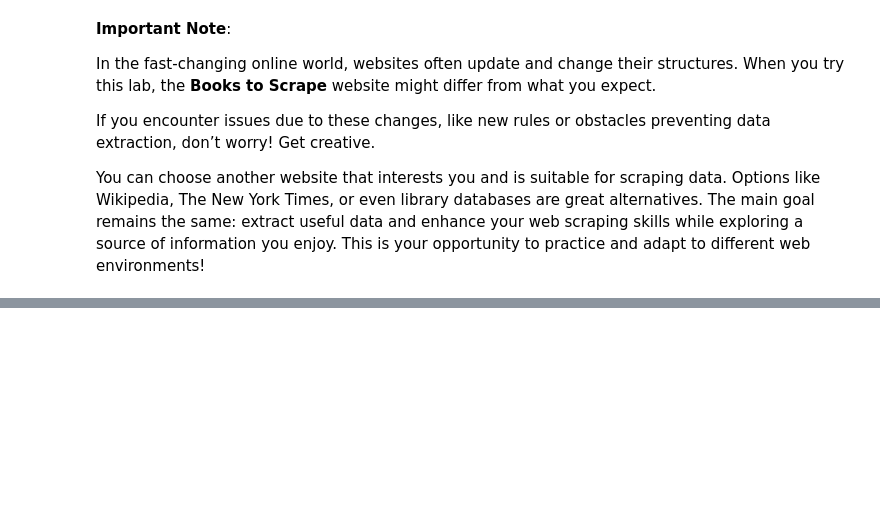
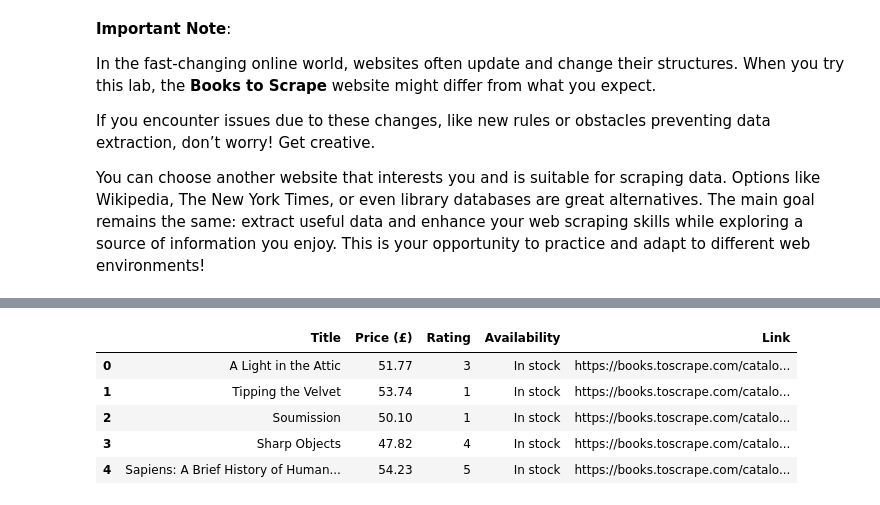
Before and after one commit to samia-boubaya/13_lab-web-scraping, a Jupyter notebook: lab-web-scraping.ipynb, the cells around one changed output, grey strips where cells are left out. Saved outputs shown, nothing was run; the diff lists cells and outputs as text; code cells hidden in the pictures; blank space fills up the shorter version.

```diff
--- a/lab-web-scraping.ipynb
+++ b/lab-web-scraping.ipynb
@@ -71,3 +713,12 @@ You can choose another website that interests you and is suitable for scraping d
+# %%
+df.head()
+# %% [output]
+|  | Title | Price (£) | Rating | Availability | Link |
+| 0 | A Light in the Attic | 51.77 | 3 | In stock | https://books.toscrape.com/catalo... |
+| 1 | Tipping the Velvet | 53.74 | 1 | In stock | https://books.toscrape.com/catalo... |
+| 2 | Soumission | 50.10 | 1 | In stock | https://books.toscrape.com/catalo... |
+| 3 | Sharp Objects | 47.82 | 4 | In stock | https://books.toscrape.com/catalo... |
+| 4 | Sapiens: A Brief History of Human... | 54.23 | 5 | In stock | https://books.toscrape.com/catalo... |
 # %%
 import requests
 from bs4 import BeautifulSoup
```
Also changed, not shown: parts of 15 cells of this notebook, 4 other files.
